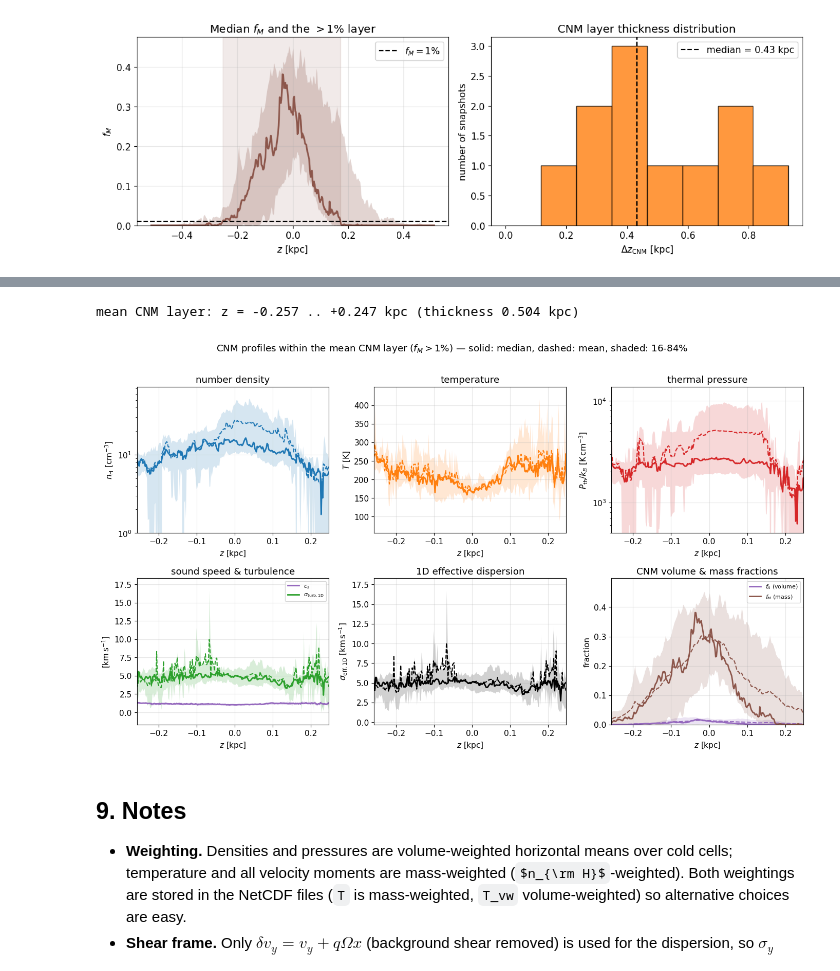
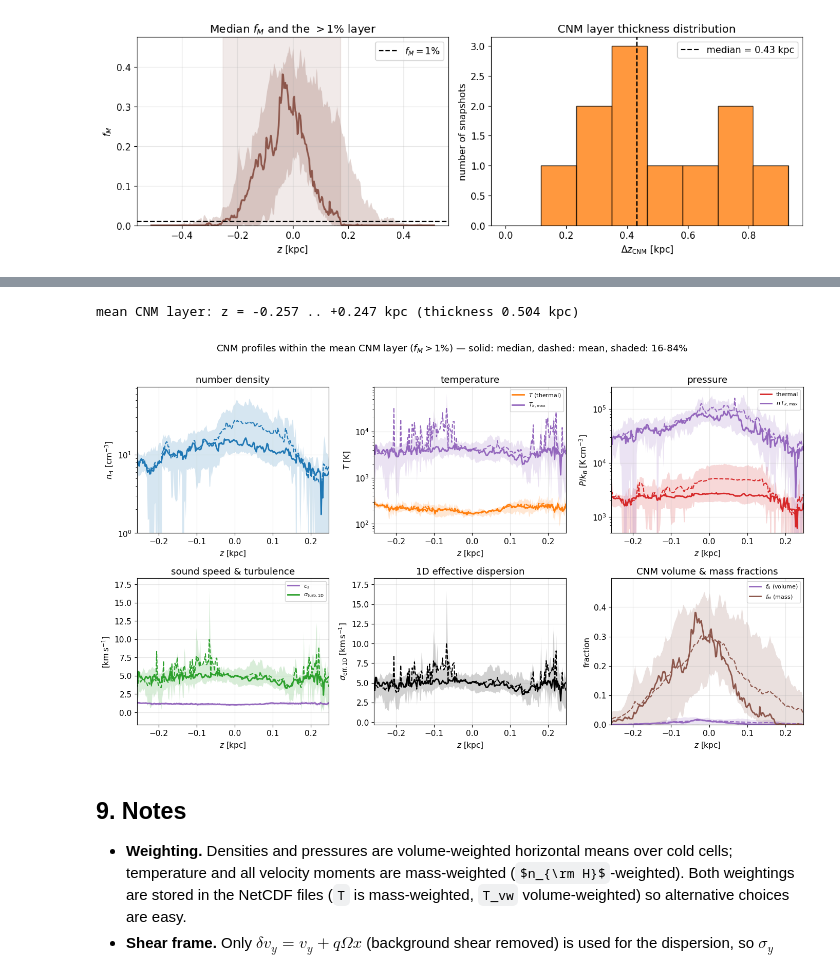
Before and after one commit to PrincetonUniversity/astro-tigress, a Jupyter notebook: notebooks/cnm_vertical_profiles.ipynb, the cells around one changed output, grey strips where cells are left out. Cells and saved outputs as stored; diff of their text form; code cells hidden in the pictures; some formulas as TeX source.

```diff
--- a/notebooks/cnm_vertical_profiles.ipynb
+++ b/notebooks/cnm_vertical_profiles.ipynb
@@ -131,6 +131,13 @@ assert files, f"no files in {DATADIR}; run scripts/cnm_vertical_profiles.py firs
 # concatenate along the snapshot (ivtk) axis; t_Myr rides along as a coordinate
 dsets = [xr.open_dataset(f) for f in files]
 comb = xr.concat(dsets, dim="ivtk")
+
+# kinetic temperature from the 1D effective dispersion and the matching
+# effective (thermal+turbulent) pressure -- both from existing profile vars:
+#   T_kmax = T (sigma_eff_1D / cs)^2 ,   n T_kmax = Pth (sigma_eff_1D / cs)^2
+_ratio = (comb["sigma_eff_1D"] / comb["cs"]) ** 2
+comb["T_kmax"] = comb["T"] * _ratio
+comb["nT_kmax"] = comb["Pth"] * _ratio
 comb
 # %% [output]
 found 11 snapshot files
@@ -408,39 +432,44 @@ def plot_layer(ax, series, logy=False, title="", ylabel="", ymin=None):
             ax.set_ylim(ymin if ymin is not None else vmin - pad, vmax + pad)
     ax.set_xlabel(r"$z\ [{\rm kpc}]$")
     ax.set_ylabel(ylabel)
     ax.set_title(title)
     ax.grid(alpha=0.3)
     if len(series) > 1:
         ax.legend(fontsize=8, loc="best")
 
 
 fig, axes = plt.subplots(2, 3, figsize=(14, 8))
-# top row: density, temperature, pressure
+# top row: density; thermal T with kinetic T_kmax; thermal & effective pressure
 plot_layer(axes[0, 0], [("nH", "C0", "")], logy=True, ymin=1.0,
            title="number density", ylabel=r"$n_{\rm H}\ [{\rm cm^{-3}}]$")
-plot_layer(axes[0, 1], [("T", "C1", "")],
-           title="temperature", ylabel=r"$T\ [{\rm K}]$")
-plot_layer(axes[0, 2], [("Pth", "C3", "")], logy=True, ymin=5.0e2,
-           title="thermal pressure", ylabel=r"$P_{\rm th}/k_B\ [{\rm K\,cm^{-3}}]$")
+plot_layer(axes[0, 1],
+           [("T", "C1", r"$T$ (thermal)"),
+            ("T_kmax", "C4", r"$T_{k,\max}$")],
+           logy=True, title="temperature", ylabel=r"$T\ [{\rm K}]$")
+plot_layer(axes[0, 2],
+           [("Pth", "C3", "thermal"),
+            ("nT_kmax", "C4", r"$n\,T_{k,\max}$")],
+           logy=True, ymin=5.0e2,
+           title="pressure", ylabel=r"$P/k_B\ [{\rm K\,cm^{-3}}]$")
 # bottom row: sound speed + 1D turbulence, 1D effective, volume + mass fractions
 plot_layer(axes[1, 0],
            [("cs", "C4", r"$c_s$"),
             ("sigma_turb_1D", "C2", r"$\sigma_{\rm turb,1D}$")],
            title="sound speed & turbulence", ylabel=r"$[{\rm km\,s^{-1}}]$")
 plot_layer(axes[1, 1], [("sigma_eff_1D", "k", "")],
            title="1D effective dispersion",
            ylabel=r"$\sigma_{\rm eff,1D}\ [{\rm km\,s^{-1}}]$")
 plot_layer(axes[1, 2],
            [("f_A", "C4", r"$f_A$ (volume)"),
             ("f_M", "C5", r"$f_M$ (mass)")],
            title="CNM volume & mass fractions", ylabel="fraction", ymin=0.0)
 fig.suptitle(r"CNM profiles within the mean CNM layer ($f_M>1\%$) — "
              r"solid: median, dashed: mean, shaded: 16-84%", y=1.01)
 fig.tight_layout()
 savefig(fig, "cnm_layer_profiles.png")
 # %% [output]
 mean CNM layer: z = -0.257 .. +0.247 kpc (thickness 0.504 kpc)
-[figure, old version]
+[figure, new version]
 # %% [markdown]
 ## 9. Notes
 
```
Also changed, not shown: parts of 2 cells of this notebook, 3 other files.
